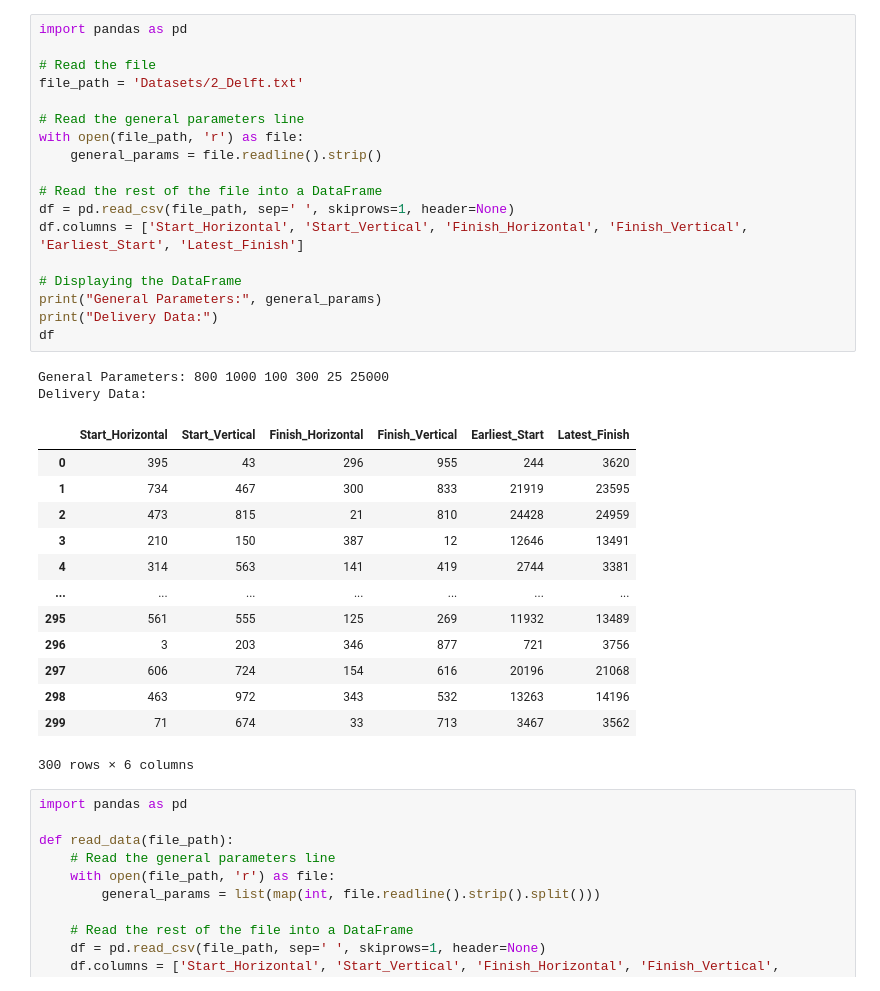
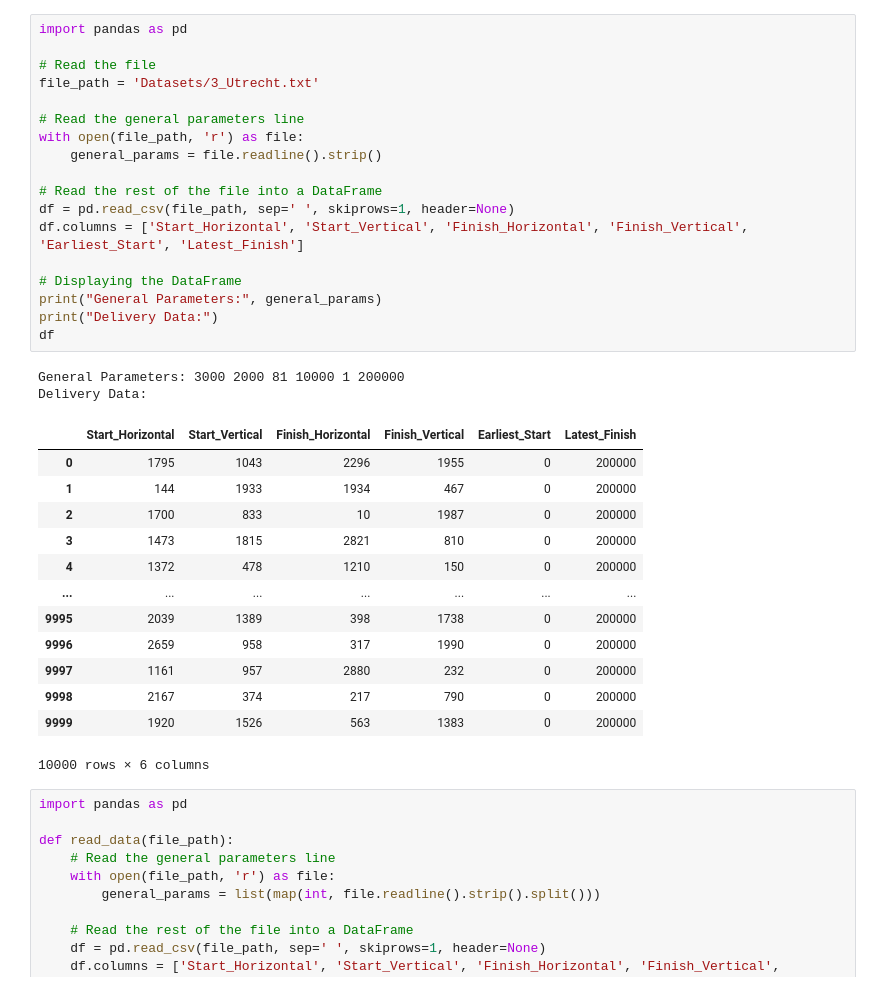
Before and after one commit to MoschMaster/Hackathon-Christmas, a Jupyter notebook: Mischa_env.ipynb, the cells around one changed output. Drawn from its saved outputs; the diff is of its cells as text.

```diff
--- a/Mischa_env.ipynb
+++ b/Mischa_env.ipynb
@@ -1,37 +1,37 @@
 # %%
 import pandas as pd
 
 # Read the file
-file_path = 'Datasets/2_Delft.txt'
+file_path = 'Datasets/3_Utrecht.txt'
 
 # Read the general parameters line
 with open(file_path, 'r') as file:
     general_params = file.readline().strip()
 
 # Read the rest of the file into a DataFrame
 df = pd.read_csv(file_path, sep=' ', skiprows=1, header=None)
 df.columns = ['Start_Horizontal', 'Start_Vertical', 'Finish_Horizontal', 'Finish_Vertical', 'Earliest_Start', 'Latest_Finish']
 
 # Displaying the DataFrame
 print("General Parameters:", general_params)
 print("Delivery Data:")
 df
 # %% [output]
-General Parameters: 800 1000 100 300 25 25000
+General Parameters: 3000 2000 81 10000 1 200000
 Delivery Data:
 |  | Start_Horizontal | Start_Vertical | Finish_Horizontal | Finish_Vertical | Earliest_Start | Latest_Finish |
-| 0 | 395 | 43 | 296 | 955 | 244 | 3620 |
-| 1 | 734 | 467 | 300 | 833 | 21919 | 23595 |
-| 2 | 473 | 815 | 21 | 810 | 24428 | 24959 |
-| 3 | 210 | 150 | 387 | 12 | 12646 | 13491 |
-| 4 | 314 | 563 | 141 | 419 | 2744 | 3381 |
+| 0 | 1795 | 1043 | 2296 | 1955 | 0 | 200000 |
+| 1 | 144 | 1933 | 1934 | 467 | 0 | 200000 |
+| 2 | 1700 | 833 | 10 | 1987 | 0 | 200000 |
+| 3 | 1473 | 1815 | 2821 | 810 | 0 | 200000 |
+| 4 | 1372 | 478 | 1210 | 150 | 0 | 200000 |
 | ... | ... | ... | ... | ... | ... | ... |
-| 295 | 561 | 555 | 125 | 269 | 11932 | 13489 |
-| 296 | 3 | 203 | 346 | 877 | 721 | 3756 |
-| 297 | 606 | 724 | 154 | 616 | 20196 | 21068 |
-| 298 | 463 | 972 | 343 | 532 | 13263 | 14196 |
-| 299 | 71 | 674 | 33 | 713 | 3467 | 3562 |
+| 9995 | 2039 | 1389 | 398 | 1738 | 0 | 200000 |
+| 9996 | 2659 | 958 | 317 | 1990 | 0 | 200000 |
+| 9997 | 1161 | 957 | 2880 | 232 | 0 | 200000 |
+| 9998 | 2167 | 374 | 217 | 790 | 0 | 200000 |
+| 9999 | 1920 | 1526 | 563 | 1383 | 0 | 200000 |
-300 rows × 6 columns
+10000 rows × 6 columns
 # %%
 import pandas as pd
 
```
Also changed, not shown: parts of 5 cells of this notebook.
